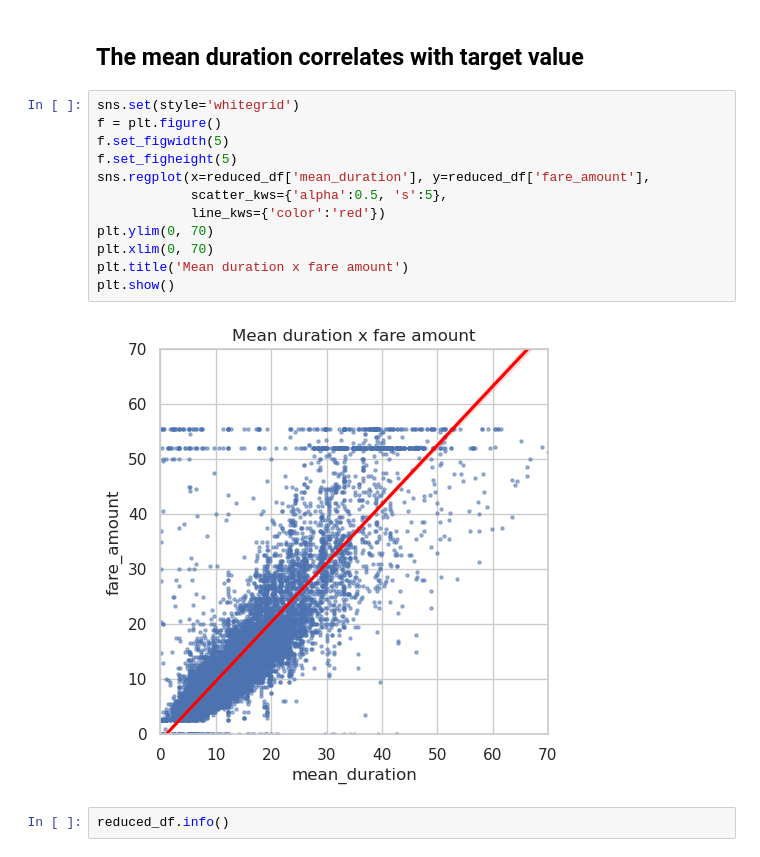
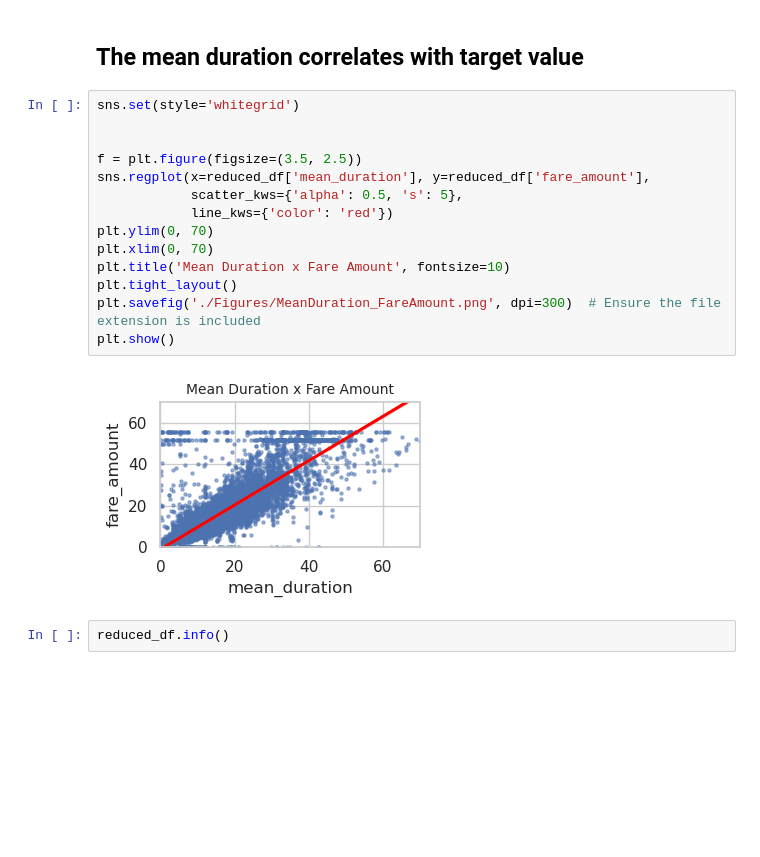
Before and after one commit to Hariharan-Sathiyamoorthy/Taxi_fare_predictor, a Jupyter notebook: CML.ipynb, the cells around one changed output. Cells and saved outputs as stored; diff of their text form; blank space fills up the shorter version.

```diff
--- a/CML.ipynb
+++ b/CML.ipynb
@@ -340,18 +343,20 @@ reduced_df.head()
 ## The mean duration correlates with target value
 # %%
 sns.set(style='whitegrid')
-f = plt.figure()
-f.set_figwidth(5)
-f.set_figheight(5)
+
+
+f = plt.figure(figsize=(3.5, 2.5))
 sns.regplot(x=reduced_df['mean_duration'], y=reduced_df['fare_amount'],
-            scatter_kws={'alpha':0.5, 's':5},
-            line_kws={'color':'red'})
+            scatter_kws={'alpha': 0.5, 's': 5},
+            line_kws={'color': 'red'})
 plt.ylim(0, 70)
 plt.xlim(0, 70)
-plt.title('Mean duration x fare amount')
+plt.title('Mean Duration x Fare Amount', fontsize=10)
+plt.tight_layout()
+plt.savefig('./Figures/MeanDuration_FareAmount.png', dpi=300)  # Ensure the file extension is included
 plt.show()
 # %% [output]
-[figure, old version]
+[figure, new version]
 # %%
 reduced_df.info()
 # %% [output]
```
Also changed, not shown: parts of 73 cells of this notebook, 6 other files.
